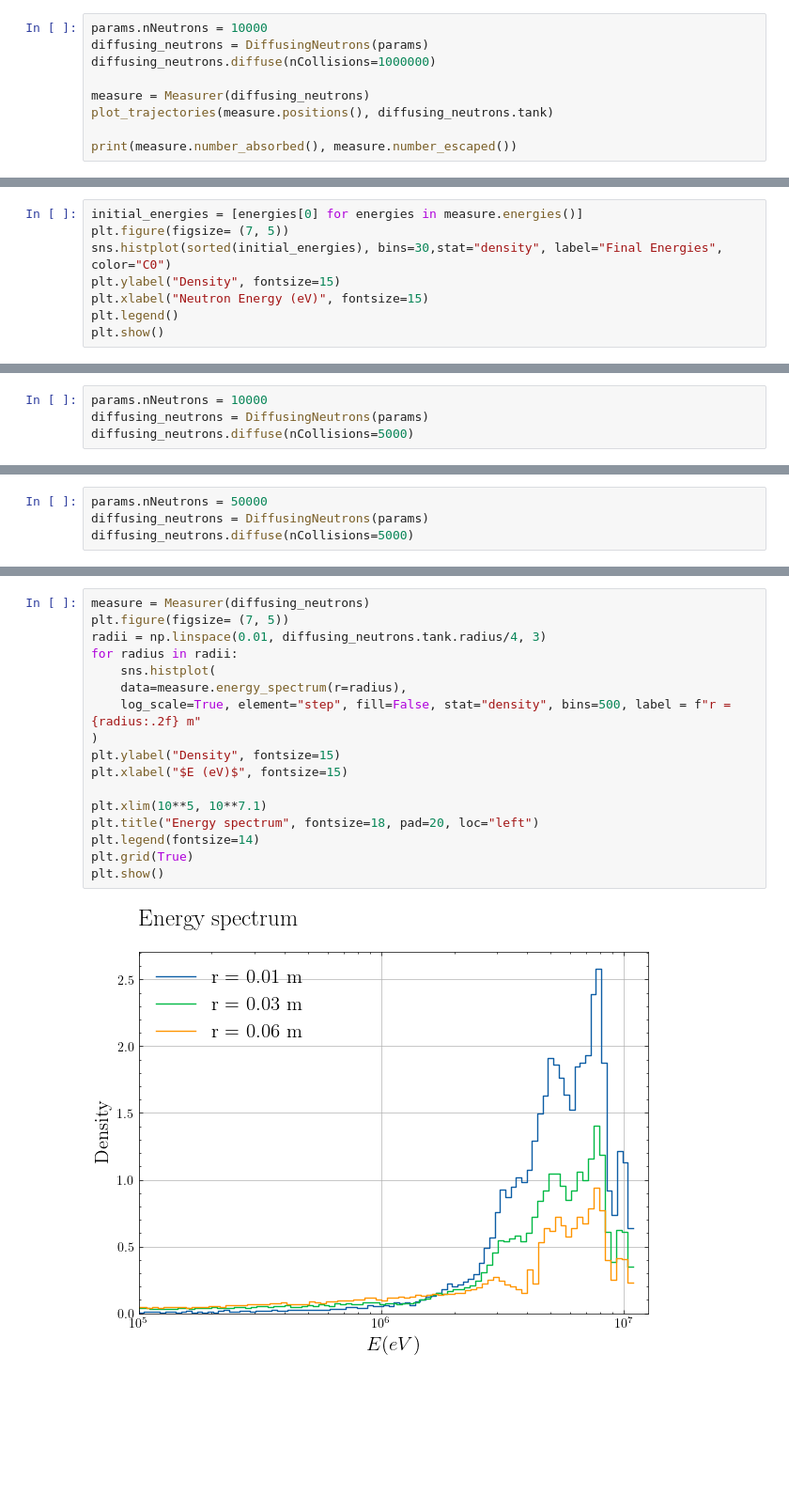
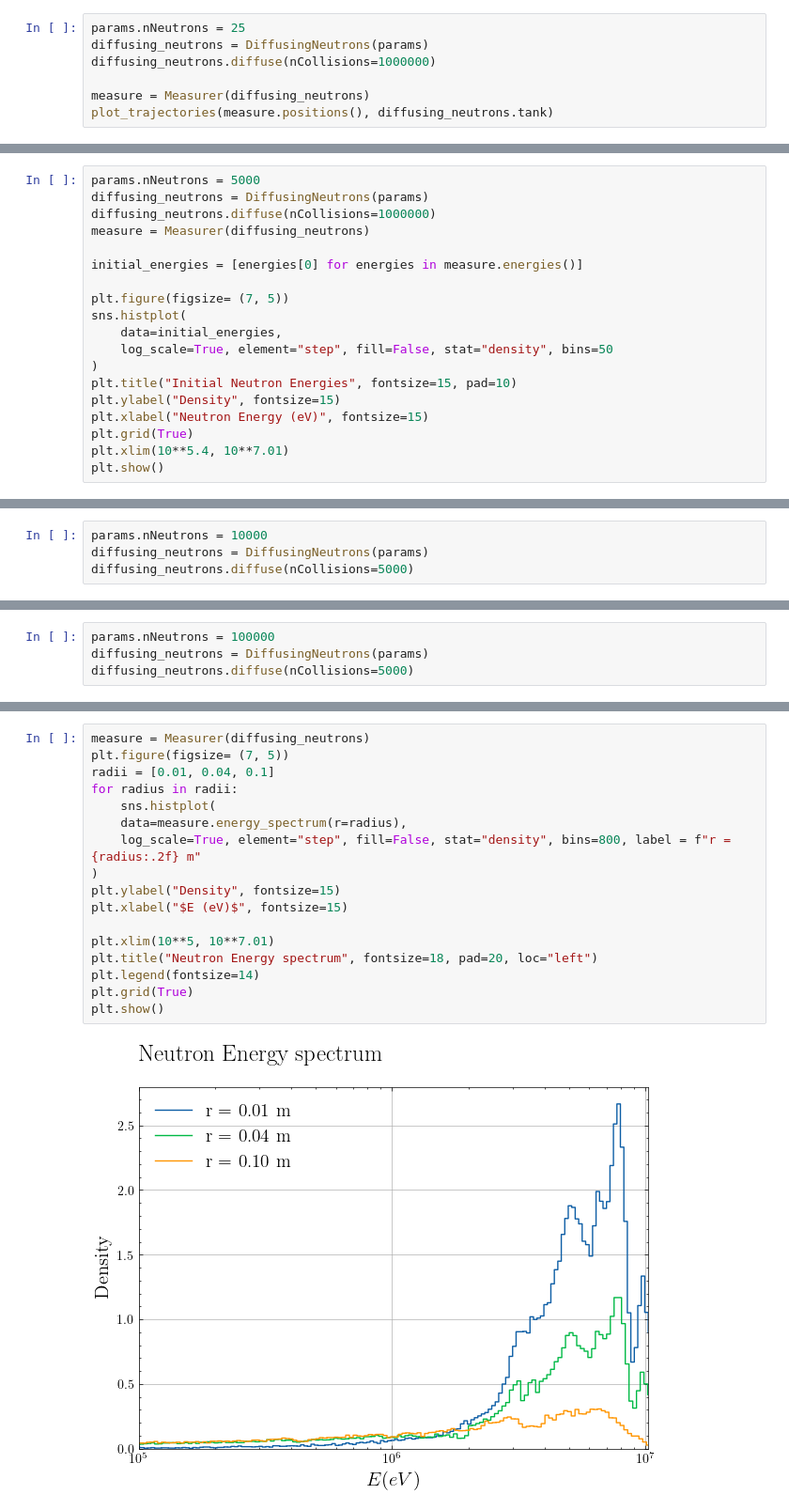
Before and after one commit to DerkNiessink/NeutroWater, a Jupyter notebook: analysis/simulation.ipynb, the cells around one changed output, grey strips where cells are left out. Shown at 94% size. Drawn from its saved outputs; the diff is of its cells as text; blank space fills up the shorter version.

```diff
--- a/analysis/simulation.ipynb
+++ b/analysis/simulation.ipynb
@@ -76,12 +76,10 @@ params = Parameters(
             position_tank=np.array([0, 0, -0.175])
             )
 # %%
-params.nNeutrons = 10000
+params.nNeutrons = 25
 diffusing_neutrons = DiffusingNeutrons(params)
 diffusing_neutrons.diffuse(nCollisions=1000000)
 
 measure = Measurer(diffusing_neutrons)
 plot_trajectories(measure.positions(), diffusing_neutrons.tank)
-
-print(measure.number_absorbed(), measure.number_escaped())
 # %% [output]
@@ -90,9 +87,20 @@ print(measure.number_absorbed(), measure.number_escaped())
 # %%
+params.nNeutrons = 5000
+diffusing_neutrons = DiffusingNeutrons(params)
+diffusing_neutrons.diffuse(nCollisions=1000000)
+measure = Measurer(diffusing_neutrons)
+
 initial_energies = [energies[0] for energies in measure.energies()]
+
 plt.figure(figsize= (7, 5))
-sns.histplot(sorted(initial_energies), bins=30,stat="density", label="Final Energies", color="C0")
+sns.histplot(
+    data=initial_energies,
+    log_scale=True, element="step", fill=False, stat="density", bins=50
+)
+plt.title("Initial Neutron Energies", fontsize=15, pad=10)
 plt.ylabel("Density", fontsize=15)
 plt.xlabel("Neutron Energy (eV)", fontsize=15)
-plt.legend()
+plt.grid(True)
+plt.xlim(10**5.4, 10**7.01)
 plt.show()
 # %% [output]
@@ -175,5 +179,5 @@ plt.show()
 # %%
-params.nNeutrons = 50000
+params.nNeutrons = 100000
 diffusing_neutrons = DiffusingNeutrons(params)
 diffusing_neutrons.diffuse(nCollisions=5000)
 # %%
@@ -198,19 +202,19 @@ plt.show()
 # %%
 measure = Measurer(diffusing_neutrons)
 plt.figure(figsize= (7, 5))
-radii = np.linspace(0.01, diffusing_neutrons.tank.radius/4, 3)
+radii = [0.01, 0.04, 0.1]
 for radius in radii:
     sns.histplot(
     data=measure.energy_spectrum(r=radius),
-    log_scale=True, element="step", fill=False, stat="density", bins=500, label = f"r = {radius:.2f} m"
+    log_scale=True, element="step", fill=False, stat="density", bins=800, label = f"r = {radius:.2f} m"
 )
 plt.ylabel("Density", fontsize=15)
 plt.xlabel("$E (eV)$", fontsize=15)
 
-plt.xlim(10**5, 10**7.1)
-plt.title("Energy spectrum", fontsize=18, pad=20, loc="left")
+plt.xlim(10**5, 10**7.01)
+plt.title("Neutron Energy spectrum", fontsize=18, pad=20, loc="left")
 plt.legend(fontsize=14)
 plt.grid(True)
 plt.show()
 # %% [output]
-[figure, old version]
+[figure, new version]
```
Also changed, not shown: parts of 10 cells of this notebook, 2 other files.
